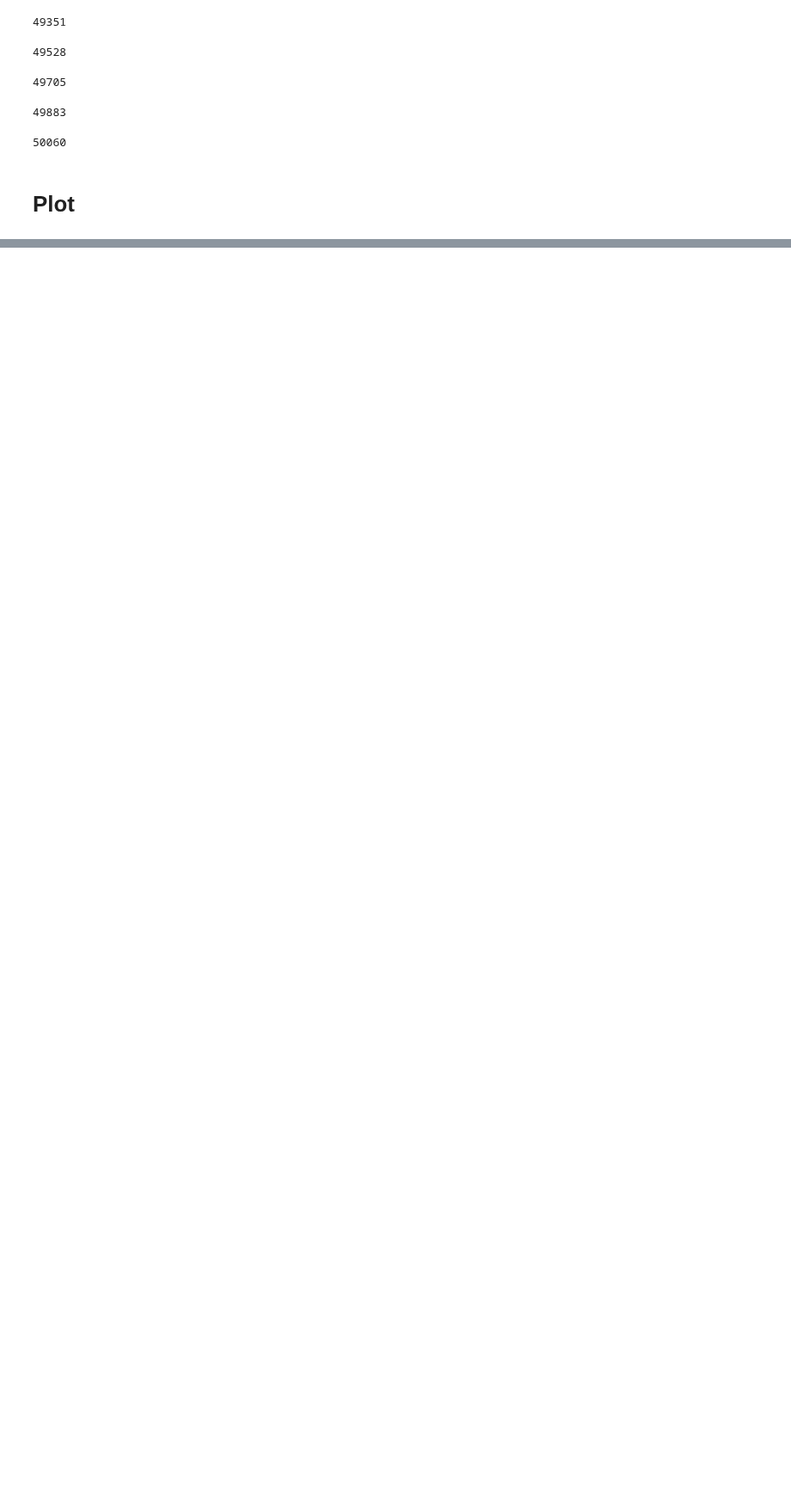
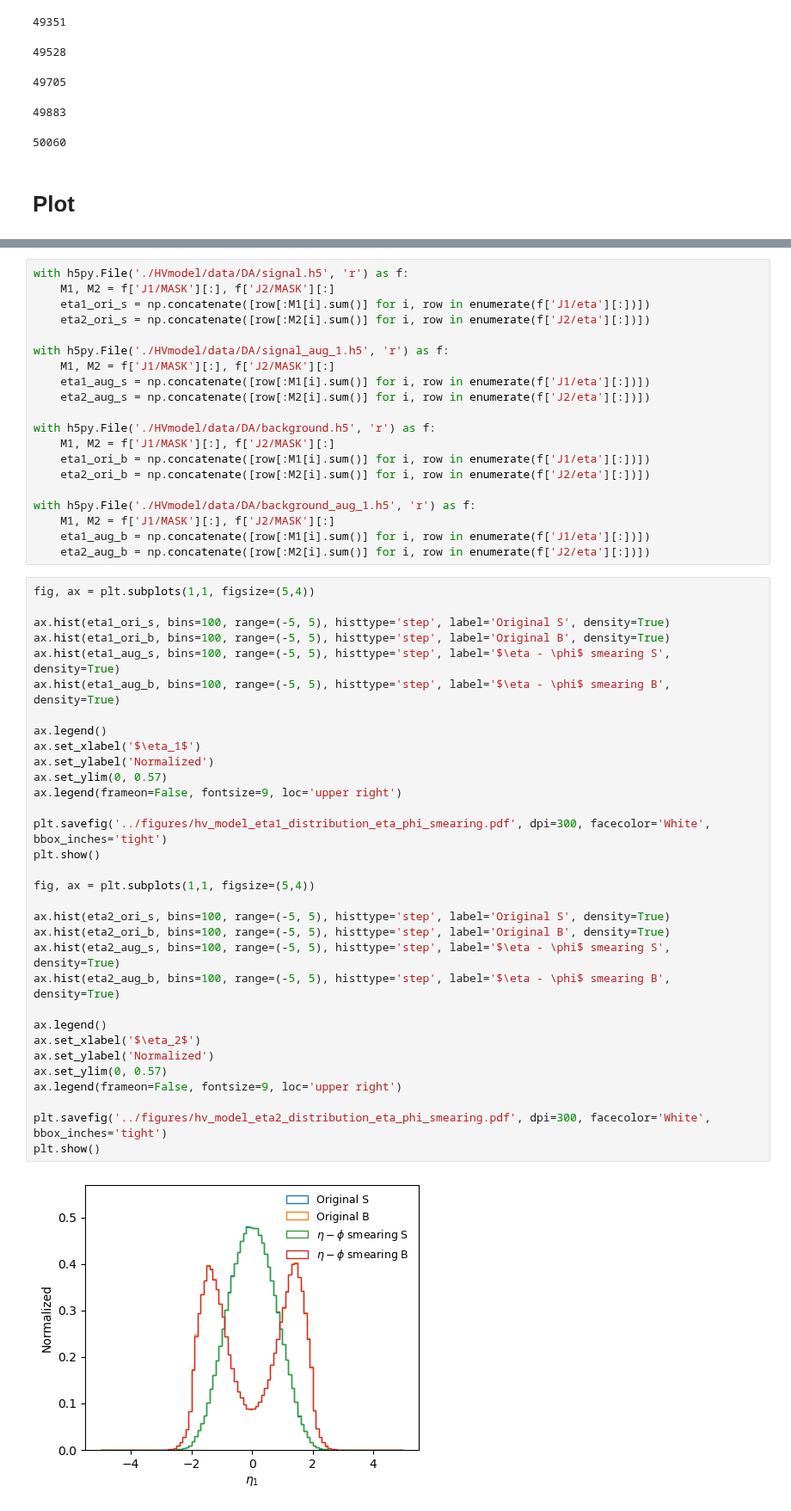
Before and after one commit to r10222035/data_augmentation, a Jupyter notebook: Sample/physical_augmentation_h5.ipynb, the cells around one changed output, grey strips where cells are left out. Shown at 86% size. Drawn from its saved outputs; the diff is of its cells as text; blank space fills up the shorter version.

```diff
--- a/Sample/physical_augmentation_h5.ipynb
+++ b/Sample/physical_augmentation_h5.ipynb
@@ -172,0 +162,54 @@ plt.show()
+# %%
+with h5py.File('./HVmodel/data/DA/signal.h5', 'r') as f:
+    M1, M2 = f['J1/MASK'][:], f['J2/MASK'][:]
+    eta1_ori_s = np.concatenate([row[:M1[i].sum()] for i, row in enumerate(f['J1/eta'][:])])
+    eta2_ori_s = np.concatenate([row[:M2[i].sum()] for i, row in enumerate(f['J2/eta'][:])])
+
+with h5py.File('./HVmodel/data/DA/signal_aug_1.h5', 'r') as f:
+    M1, M2 = f['J1/MASK'][:], f['J2/MASK'][:]
+    eta1_aug_s = np.concatenate([row[:M1[i].sum()] for i, row in enumerate(f['J1/eta'][:])])
+    eta2_aug_s = np.concatenate([row[:M2[i].sum()] for i, row in enumerate(f['J2/eta'][:])])
+
+with h5py.File('./HVmodel/data/DA/background.h5', 'r') as f:
+    M1, M2 = f['J1/MASK'][:], f['J2/MASK'][:]
+    eta1_ori_b = np.concatenate([row[:M1[i].sum()] for i, row in enumerate(f['J1/eta'][:])])
+    eta2_ori_b = np.concatenate([row[:M2[i].sum()] for i, row in enumerate(f['J2/eta'][:])])
+
+with h5py.File('./HVmodel/data/DA/background_aug_1.h5', 'r') as f:
+    M1, M2 = f['J1/MASK'][:], f['J2/MASK'][:]
+    eta1_aug_b = np.concatenate([row[:M1[i].sum()] for i, row in enumerate(f['J1/eta'][:])])
+    eta2_aug_b = np.concatenate([row[:M2[i].sum()] for i, row in enumerate(f['J2/eta'][:])])
+# %%
+fig, ax = plt.subplots(1,1, figsize=(5,4))
+
+ax.hist(eta1_ori_s, bins=100, range=(-5, 5), histtype='step', label='Original S', density=True)
+ax.hist(eta1_ori_b, bins=100, range=(-5, 5), histtype='step', label='Original B', density=True)
+ax.hist(eta1_aug_s, bins=100, range=(-5, 5), histtype='step', label='$\eta - \phi$ smearing S', density=True)
+ax.hist(eta1_aug_b, bins=100, range=(-5, 5), histtype='step', label='$\eta - \phi$ smearing B', density=True)
+
+ax.legend()
+ax.set_xlabel('$\eta_1$')
+ax.set_ylabel('Normalized')
+ax.set_ylim(0, 0.57)
+ax.legend(frameon=False, fontsize=9, loc='upper right')
+
+plt.savefig('../figures/hv_model_eta1_distribution_eta_phi_smearing.pdf', dpi=300, facecolor='White', bbox_inches='tight')
+plt.show()
+
+fig, ax = plt.subplots(1,1, figsize=(5,4))
+
+ax.hist(eta2_ori_s, bins=100, range=(-5, 5), histtype='step', label='Original S', density=True)
+ax.hist(eta2_ori_b, bins=100, range=(-5, 5), histtype='step', label='Original B', density=True)
+ax.hist(eta2_aug_s, bins=100, range=(-5, 5), histtype='step', label='$\eta - \phi$ smearing S', density=True)
+ax.hist(eta2_aug_b, bins=100, range=(-5, 5), histtype='step', label='$\eta - \phi$ smearing B', density=True)
+
+ax.legend()
+ax.set_xlabel('$\eta_2$')
+ax.set_ylabel('Normalized')
+ax.set_ylim(0, 0.57)
+ax.legend(frameon=False, fontsize=9, loc='upper right')
+
+plt.savefig('../figures/hv_model_eta2_distribution_eta_phi_smearing.pdf', dpi=300, facecolor='White', bbox_inches='tight')
+plt.show()
+# %% [output]
+[figure, added]
```
Also changed, not shown: parts of 7 cells of this notebook, 5 other files.
